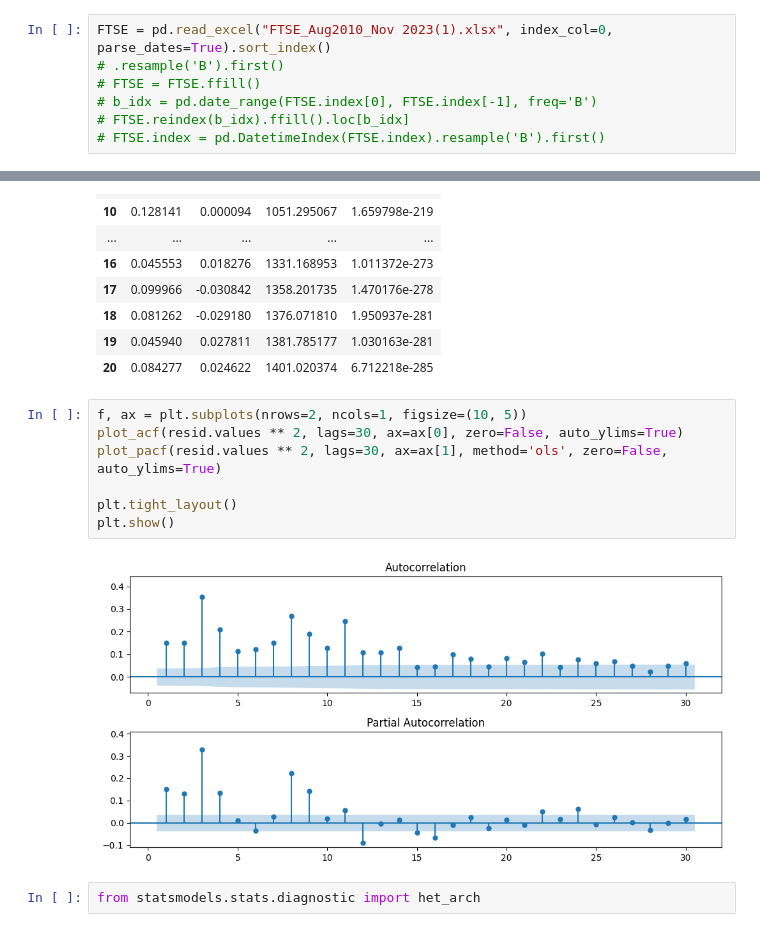
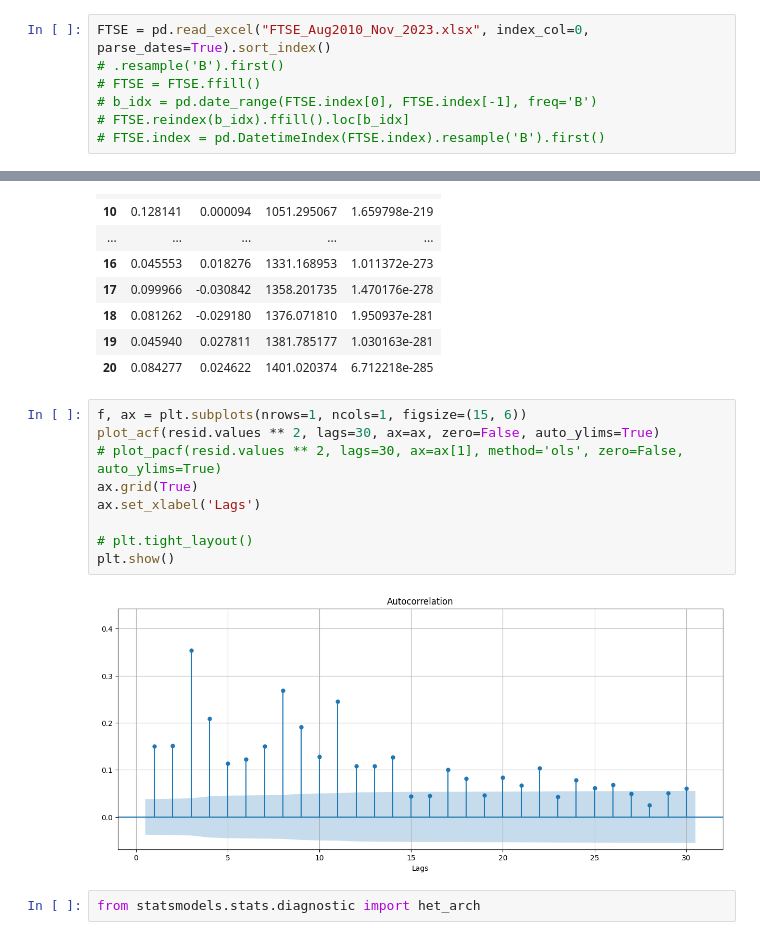
Before and after one commit to laic0022/FN6811-Financial-Time-Series-Analysis, a Jupyter notebook: FTSE_analysis.ipynb, the cells around one changed output, grey strips where cells are left out. Cells and saved outputs as stored; diff of their text form.

```diff
--- a/FTSE_analysis.ipynb
+++ b/FTSE_analysis.ipynb
@@ -4,7 +4,7 @@ import numpy as np
 import matplotlib.pyplot as plt
 import statsmodels.api as sm
 # %%
-FTSE = pd.read_excel("FTSE_Aug2010_Nov 2023(1).xlsx", index_col=0, parse_dates=True).sort_index()
+FTSE = pd.read_excel("FTSE_Aug2010_Nov_2023.xlsx", index_col=0, parse_dates=True).sort_index()
 # .resample('B').first()
 # FTSE = FTSE.ffill()
 # b_idx = pd.date_range(FTSE.index[0], FTSE.index[-1], freq='B')
@@ -324,14 +332,16 @@ correlogram.head(20)
 | 19 | 0.045940 | 0.027811 | 1381.785177 | 1.030163e-281 |
 | 20 | 0.084277 | 0.024622 | 1401.020374 | 6.712218e-285 |
 # %%
-f, ax = plt.subplots(nrows=2, ncols=1, figsize=(10, 5))
-plot_acf(resid.values ** 2, lags=30, ax=ax[0], zero=False, auto_ylims=True)
-plot_pacf(resid.values ** 2, lags=30, ax=ax[1], method='ols', zero=False, auto_ylims=True)
+f, ax = plt.subplots(nrows=1, ncols=1, figsize=(15, 6))
+plot_acf(resid.values ** 2, lags=30, ax=ax, zero=False, auto_ylims=True)
+# plot_pacf(resid.values ** 2, lags=30, ax=ax[1], method='ols', zero=False, auto_ylims=True)
+ax.grid(True)
+ax.set_xlabel('Lags')
 
-plt.tight_layout()
+# plt.tight_layout()
 plt.show()
 # %% [output]
-[figure, old version]
+[figure, new version]
 # %%
 from statsmodels.stats.diagnostic import het_arch
 # %%
```
Also changed, not shown: parts of 13 cells of this notebook, 3 other files.
